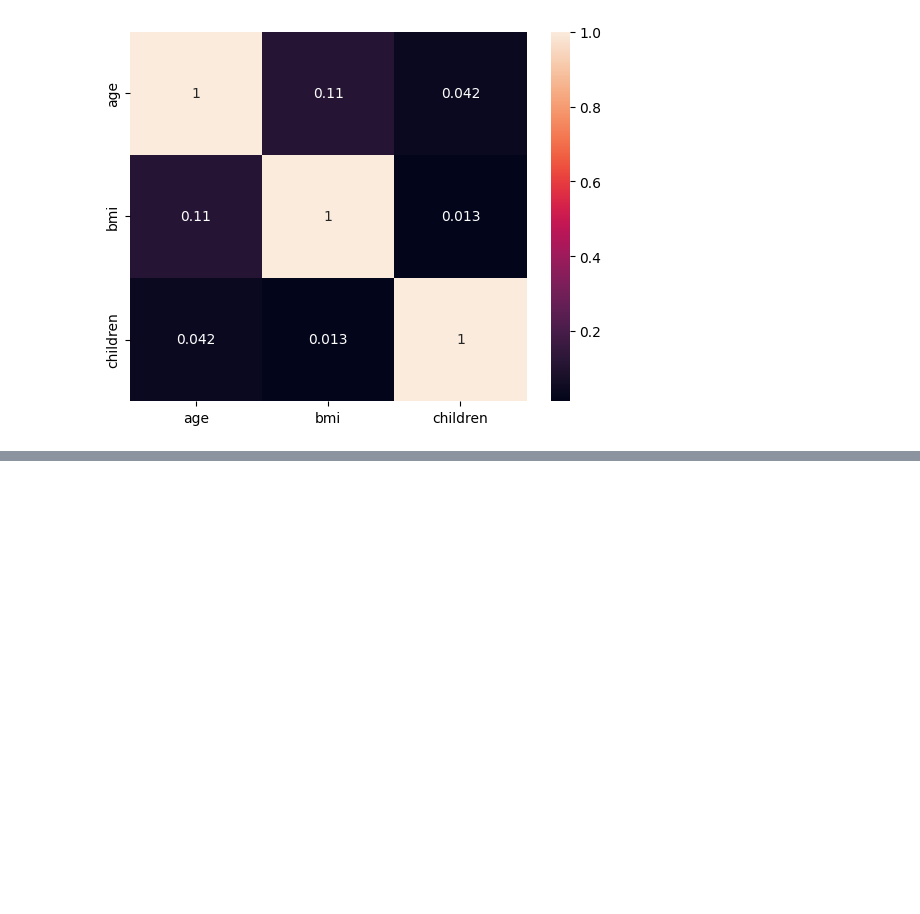
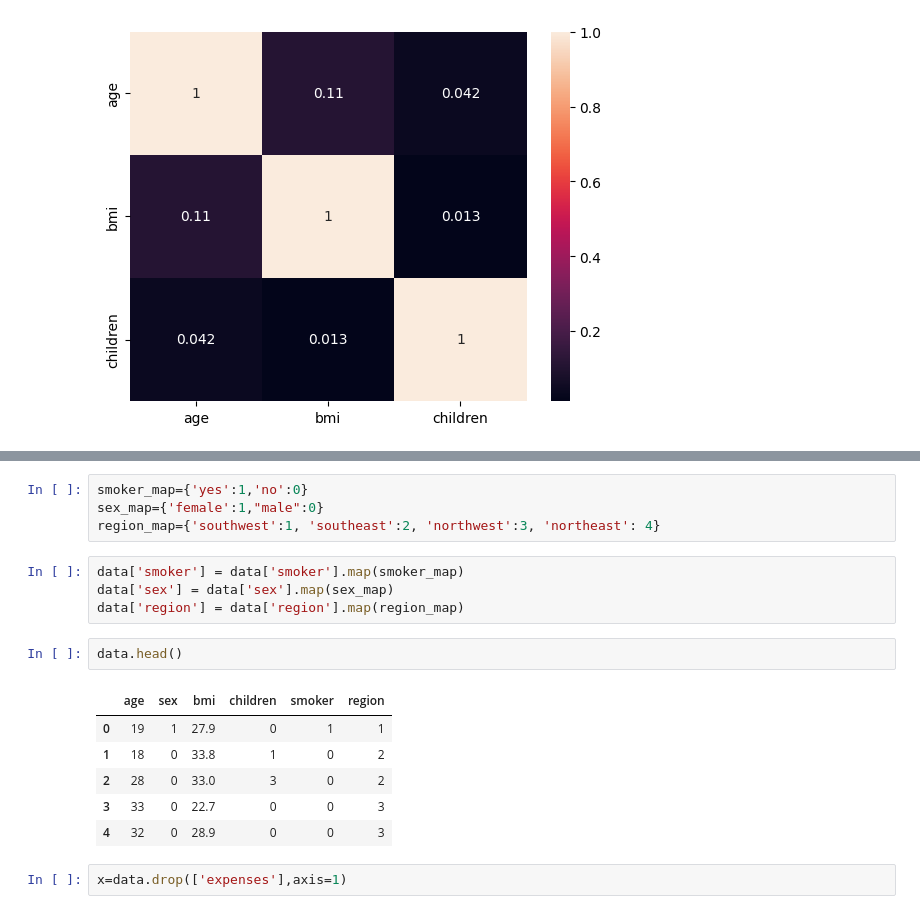
Before and after one commit to amitverma2699/Insurance_Premium_Prediction, a Jupyter notebook: notebooks/research.ipynb, the cells around one changed output, grey strips where cells are left out. Drawn from its saved outputs; the diff is of its cells as text; blank space fills up the shorter version.

```diff
--- a/notebooks/research.ipynb
+++ b/notebooks/research.ipynb
@@ -209,0 +246,19 @@ sns.heatmap(data[numerical_cols].corr(),annot=True)
+# %%
+smoker_map={'yes':1,'no':0}
+sex_map={'female':1,"male":0}
+region_map={'southwest':1, 'southeast':2, 'northwest':3, 'northeast': 4}
+# %%
+data['smoker'] = data['smoker'].map(smoker_map)
+data['sex'] = data['sex'].map(sex_map)
+data['region'] = data['region'].map(region_map)
+# %%
+data.head()
+# %% [output]
+|  | age | sex | bmi | children | smoker | region |
+| 0 | 19 | 1 | 27.9 | 0 | 1 | 1 |
+| 1 | 18 | 0 | 33.8 | 1 | 0 | 2 |
+| 2 | 28 | 0 | 33.0 | 3 | 0 | 2 |
+| 3 | 33 | 0 | 22.7 | 0 | 0 | 3 |
+| 4 | 32 | 0 | 28.9 | 0 | 0 | 3 |
+# %%
+x=data.drop(['expenses'],axis=1)
```
Also changed, not shown: parts of 19 cells of this notebook, 5 other files.
